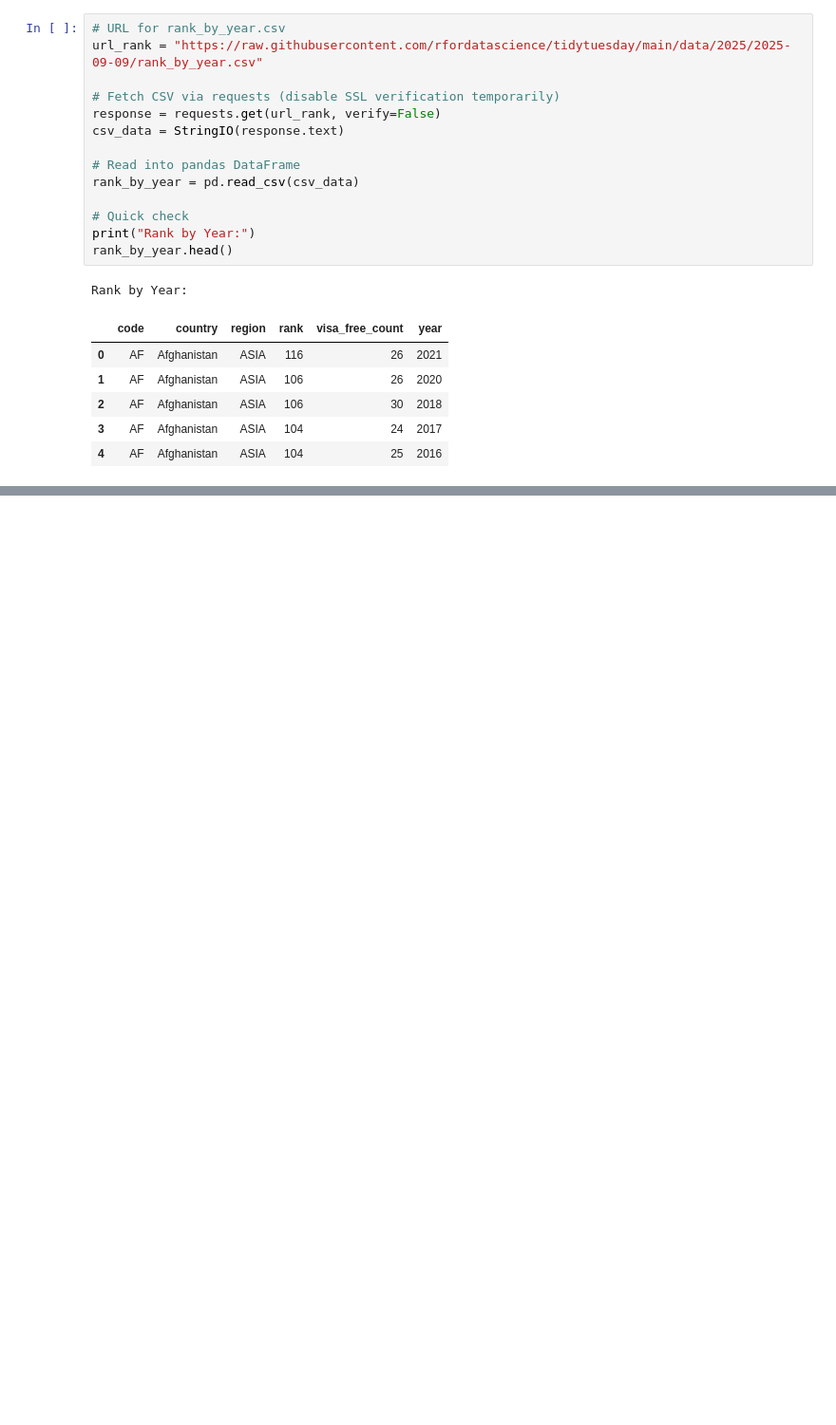
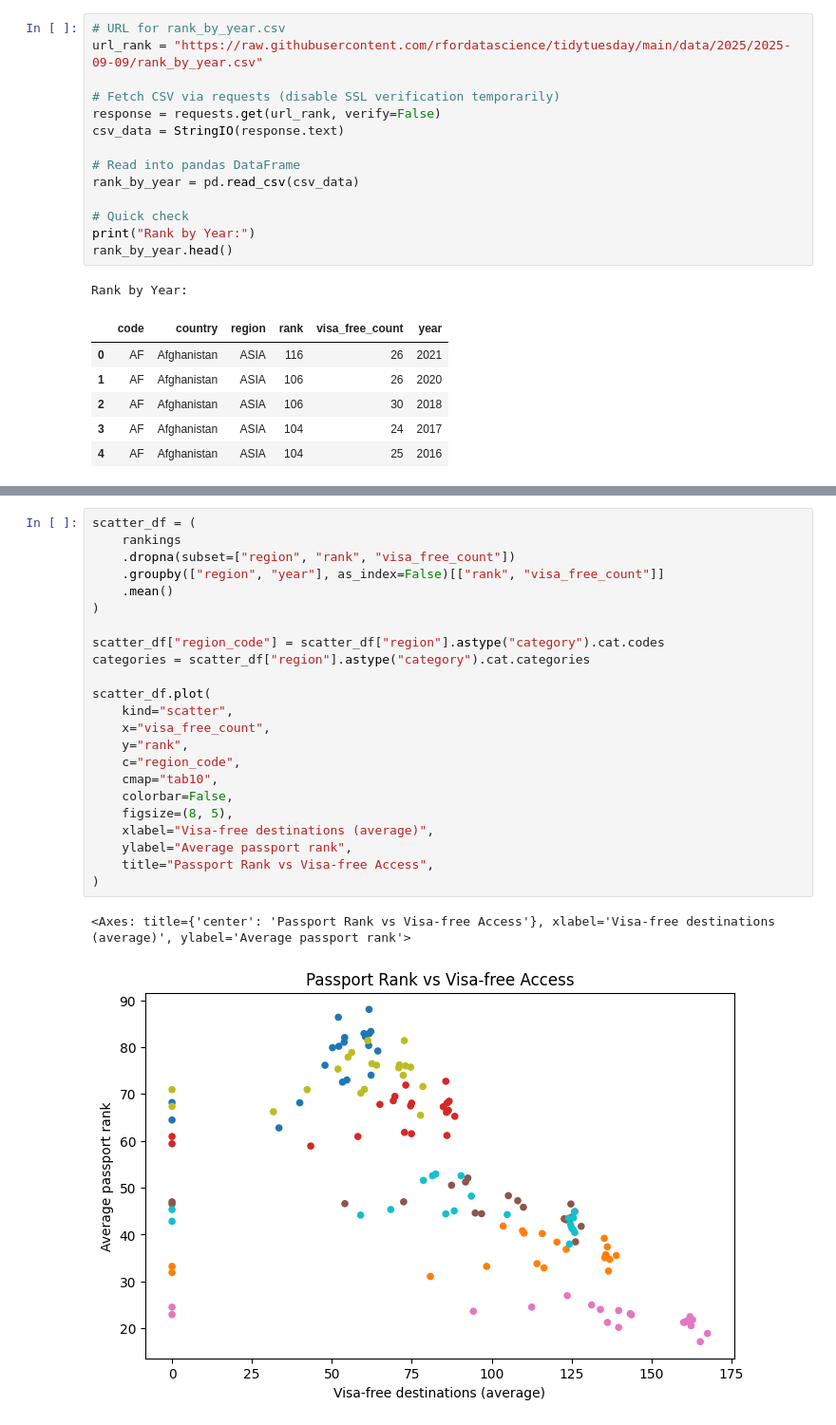
Before and after one commit to Deadpigg/dsa2101project, a Jupyter notebook: project.ipynb, the cells around one changed output, grey strips where cells are left out. Shown at 95% size. Drawn from its saved outputs; the diff is of its cells as text; blank space fills up the shorter version.

```diff
--- a/project.ipynb
+++ b/project.ipynb
@@ -98,0 +122,26 @@ print('hello world')
+# %%
+scatter_df = (
+    rankings
+    .dropna(subset=["region", "rank", "visa_free_count"])
+    .groupby(["region", "year"], as_index=False)[["rank", "visa_free_count"]]
+    .mean()
+)
+
+scatter_df["region_code"] = scatter_df["region"].astype("category").cat.codes
+categories = scatter_df["region"].astype("category").cat.categories
+
+scatter_df.plot(
+    kind="scatter",
+    x="visa_free_count",
+    y="rank",
+    c="region_code",
+    cmap="tab10",
+    colorbar=False,
+    figsize=(8, 5),
+    xlabel="Visa-free destinations (average)",
+    ylabel="Average passport rank",
+    title="Passport Rank vs Visa-free Access",
+)
+# %% [output]
+<Axes: title={'center': 'Passport Rank vs Visa-free Access'}, xlabel='Visa-free destinations (average)', ylabel='Average passport rank'>
+[figure, added]
```
Also changed, not shown: parts of 2 cells of this notebook.
